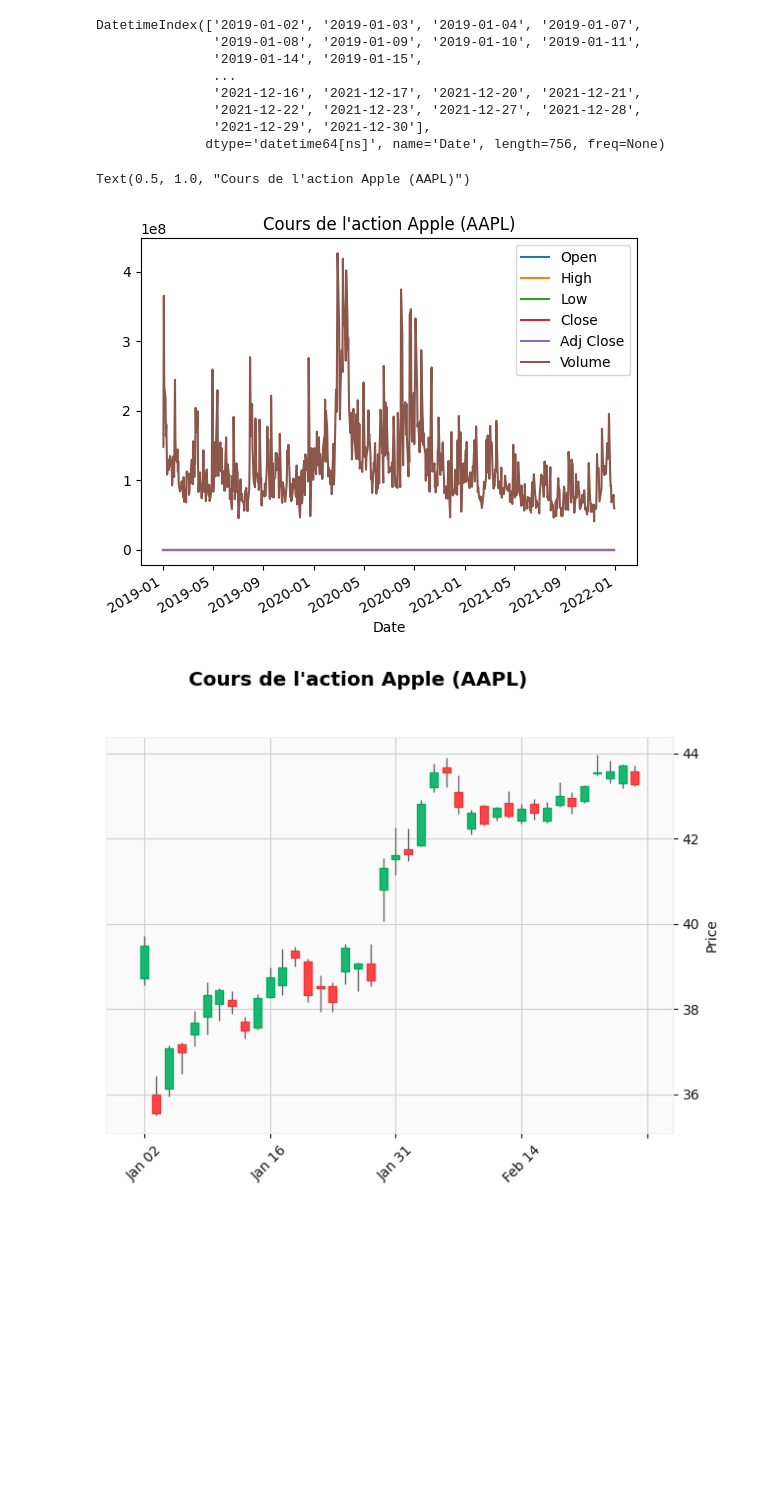
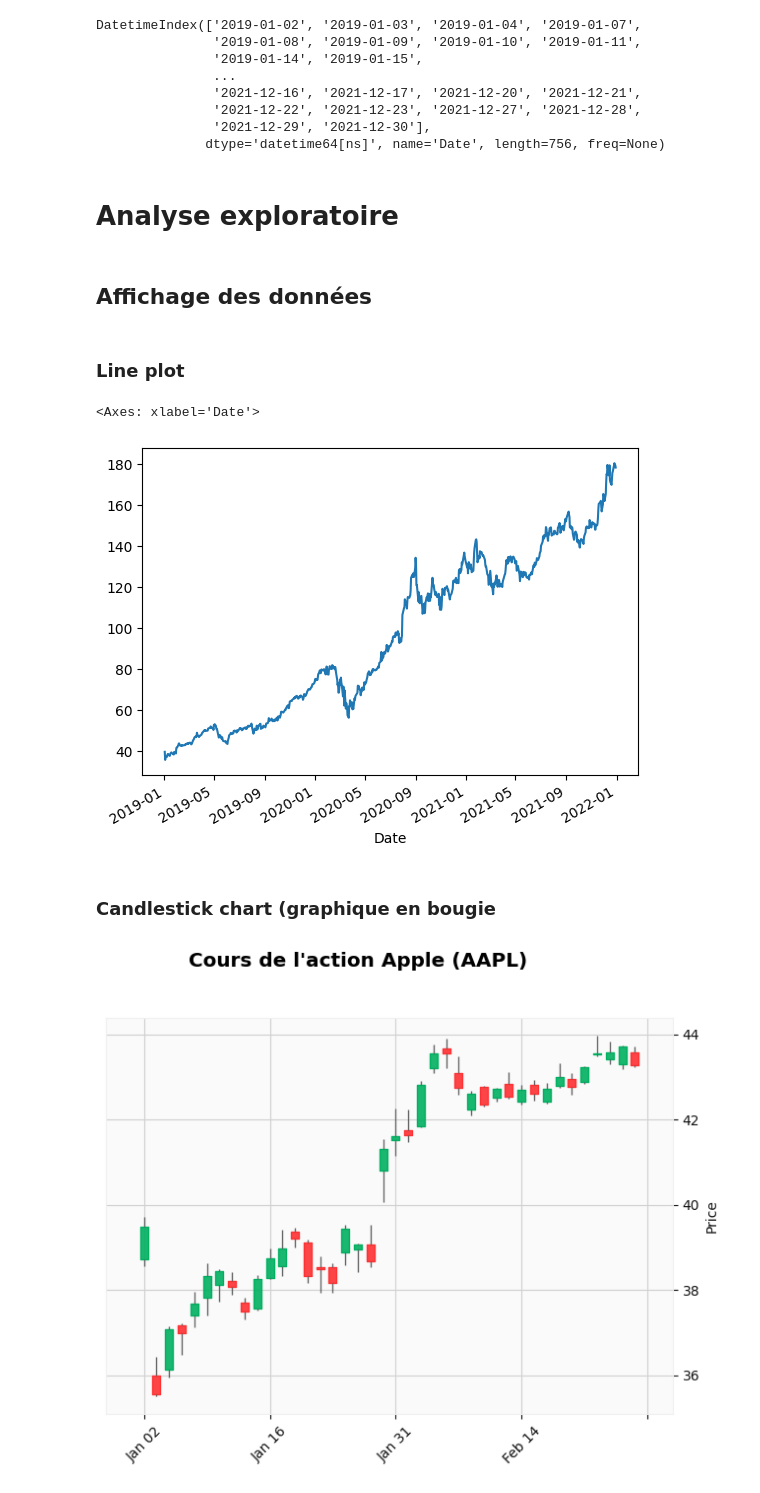
Before and after one commit to Ab2nour/stock-analysis, a Jupyter notebook: src/exploratory-data-analysis.ipynb, the cells around one changed output. Cells and saved outputs as stored; diff of their text form; code cells hidden in the pictures; blank space fills up the shorter version.

```diff
--- a/src/exploratory-data-analysis.ipynb
+++ b/src/exploratory-data-analysis.ipynb
@@ -24,12 +34,19 @@ DatetimeIndex(['2019-01-02', '2019-01-03', '2019-01-04', '2019-01-07',
                '2021-12-22', '2021-12-23', '2021-12-27', '2021-12-28',
                '2021-12-29', '2021-12-30'],
               dtype='datetime64[ns]', name='Date', length=756, freq=None)
-# %%
-df.plot()
-plt.title("Cours de l'action Apple (AAPL)")
-# %% [output]
-Text(0.5, 1.0, "Cours de l'action Apple (AAPL)")
-[figure, removed]
+# %% [markdown]
+# Analyse exploratoire
+# %% [markdown]
+## Affichage des données
+# %% [markdown]
+### Line plot
+# %%
+df["Close"].plot()
+# %% [output]
+<Axes: xlabel='Date'>
+[figure, added]
+# %% [markdown]
+### Candlestick chart (graphique en bougie
 # %%
 df_3_mois = df[df.index < pd.Timestamp("2019-03-01")]
 # %%
```
Also changed, not shown: parts of 13 cells of this notebook.
